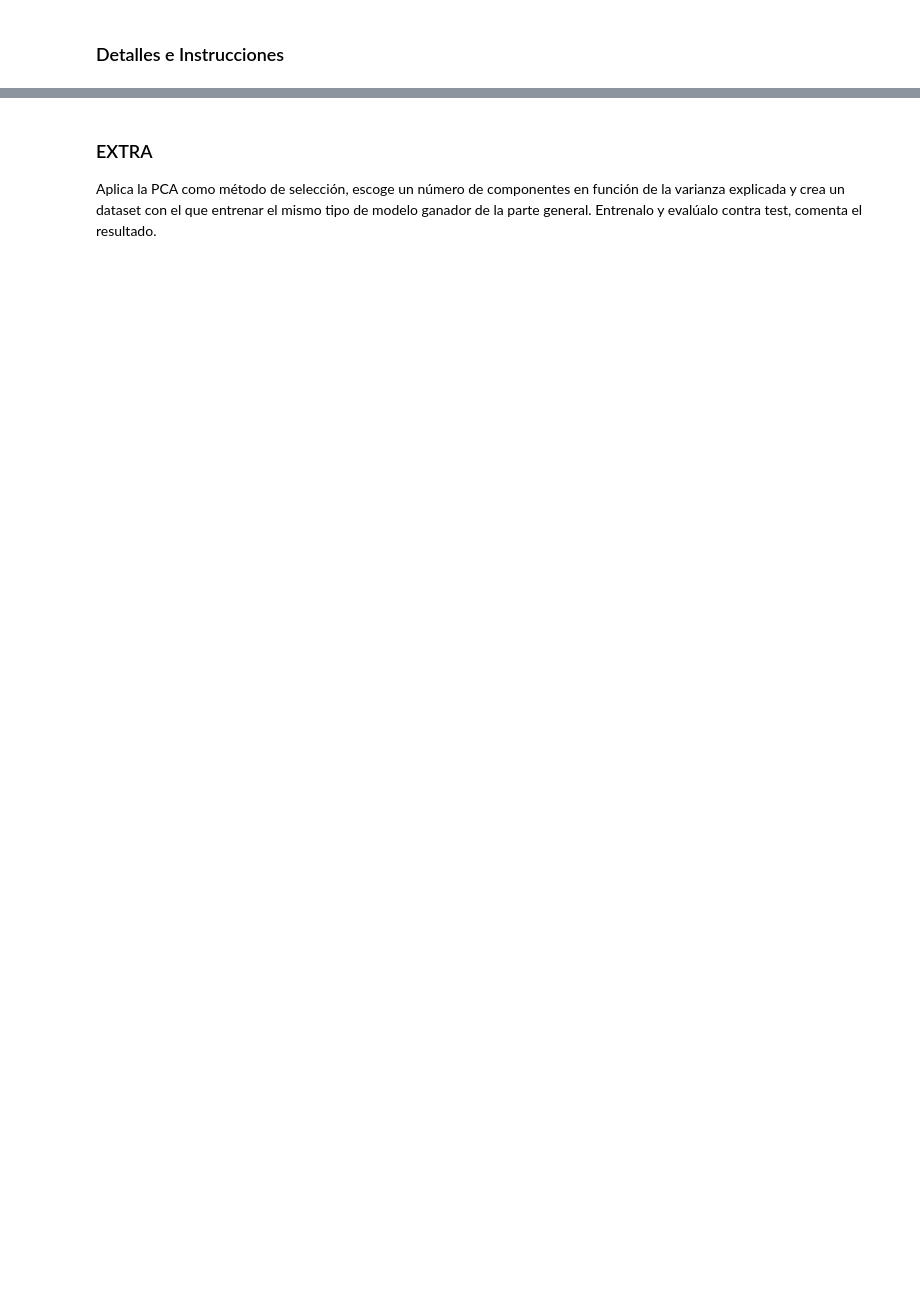
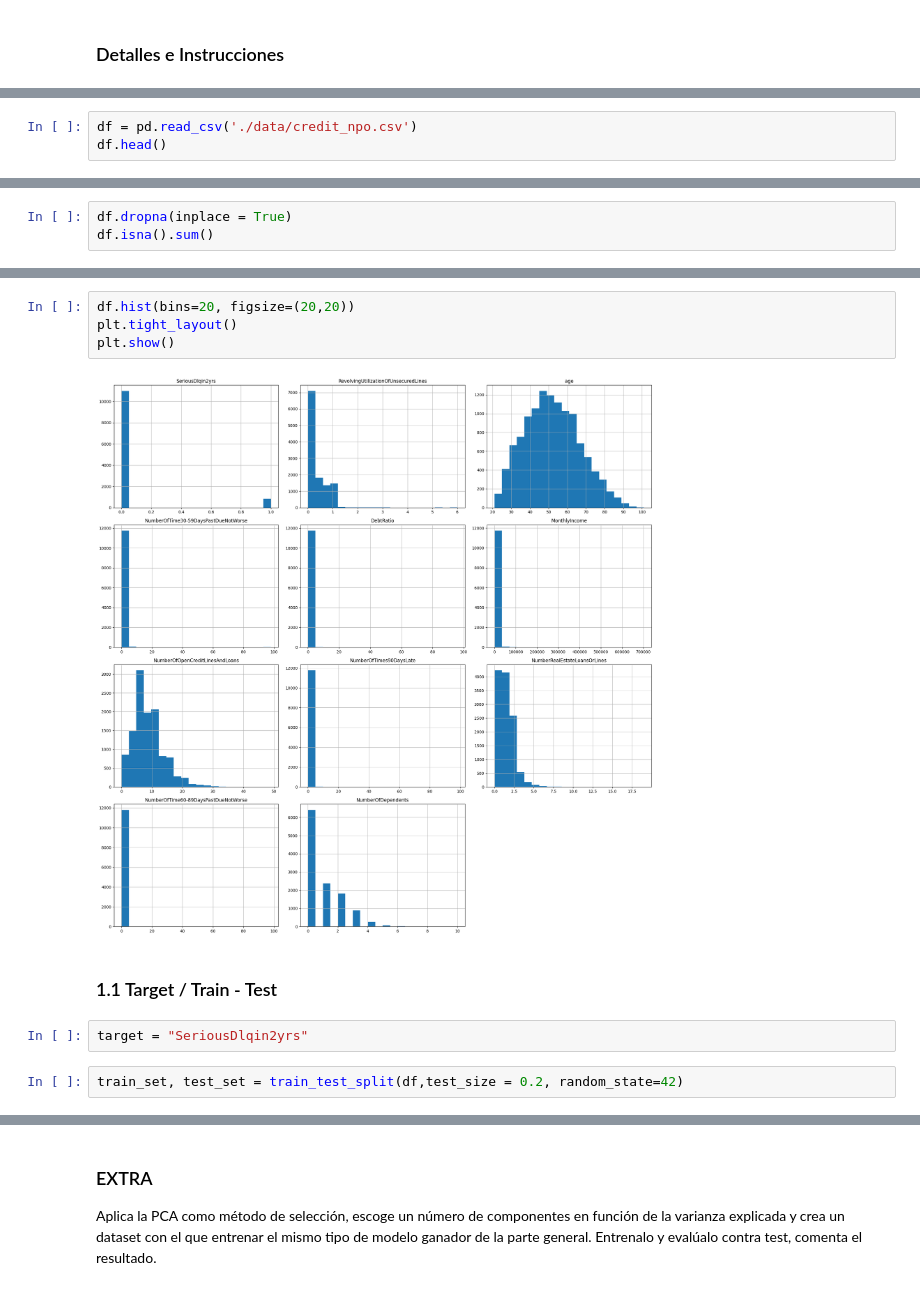
Before and after one commit to rafaneda7/ONLINE_DS_THEBRIDGE_RAFAELNEDA, a Jupyter notebook: Sprint 14 - ML Modelos No Supervisados II - PC y Feature Selection/Unidad 2/Practica obligatoria S14U2/18_Practica_Obligatoria_Seleccion_Features.ipynb, the cells around one changed output, grey strips where cells are left out. Cells and saved outputs as stored; diff of their text form; blank space fills up the shorter version.

```diff
--- a/Sprint 14 - ML Modelos No Supervisados II - PC y Feature Selection/Unidad 2/Practica obligatoria S14U2/18_Practica_Obligatoria_Seleccion_Features.ipynb
+++ b/Sprint 14 - ML Modelos No Supervisados II - PC y Feature Selection/Unidad 2/Practica obligatoria S14U2/18_Practica_Obligatoria_Seleccion_Features.ipynb
@@ -68,0 +56,3 @@ Sigue los pasos del proceso de ML que hemos aprendido para problemas supervisado
+# %%
+df = pd.read_csv('./data/credit_npo.csv')
+df.head()
@@ -68,0 +108,3 @@ Sigue los pasos del proceso de ML que hemos aprendido para problemas supervisado
+# %%
+df.dropna(inplace = True)
+df.isna().sum()
@@ -68,0 +139,12 @@ Sigue los pasos del proceso de ML que hemos aprendido para problemas supervisado
+# %%
+df.hist(bins=20, figsize=(20,20))
+plt.tight_layout()
+plt.show()
+# %% [output]
+[figure, added]
+# %% [markdown]
+### 1.1 Target / Train - Test
+# %%
+target = "SeriousDlqin2yrs"
+# %%
+train_set, test_set = train_test_split(df,test_size = 0.2, random_state=42)
```
Also changed, not shown: parts of 81 cells of this notebook, 5 other files.
